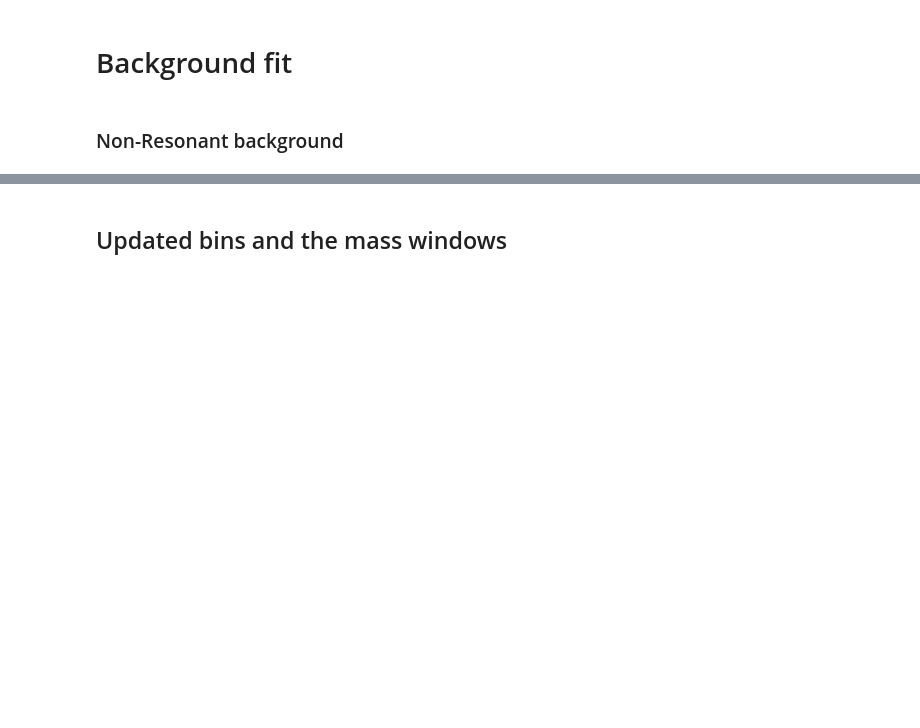
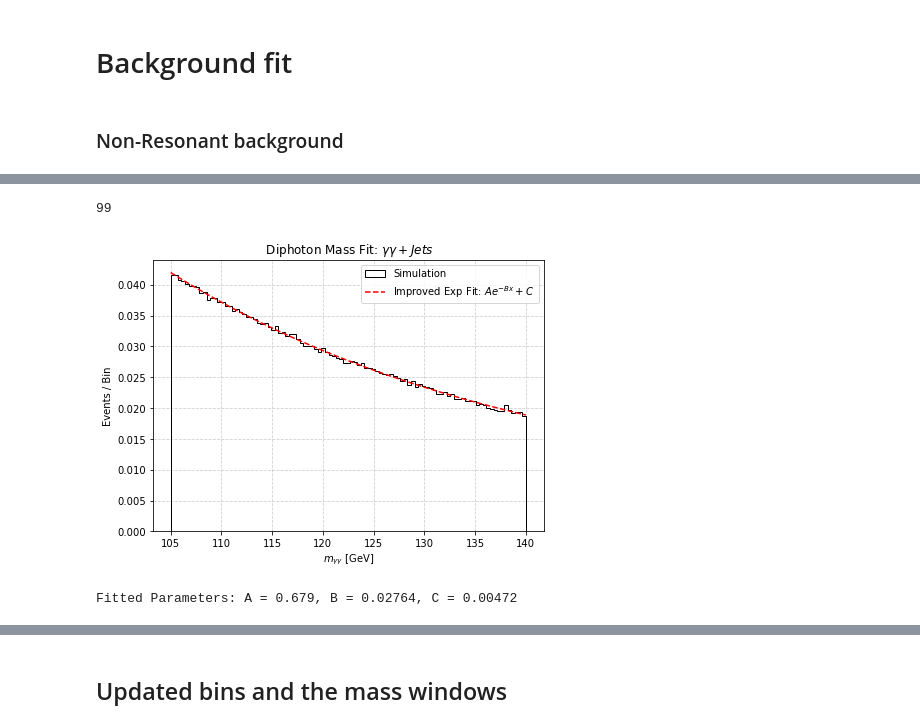
Before and after one commit to tiwariPC/hhbbgg_AwkwardAnalyzer, a Jupyter notebook: stats_study/notebook_signal_fitting/background_fit_non-resonant.ipynb, the cells around one changed output, grey strips where cells are left out. Cells and saved outputs as stored; diff of their text form; code cells hidden in the pictures; blank space fills up the shorter version.

```diff
--- a/stats_study/notebook_signal_fitting/background_fit_non-resonant.ipynb
+++ b/stats_study/notebook_signal_fitting/background_fit_non-resonant.ipynb
@@ -4,0 +28,19 @@
+# %%
+# Load DataFrames
+dfs = {}
+
+# Load lowX files
+for file, key in signal:
+    try:
+        with uproot.open(file) as f:
+            dfs[key] = f[key].arrays(keys, library="pd")
+    except Exception as e:
+        print(f"Error loading {file} with key {key}: {e}")
+# %%
+# Extracting the specific dataframe
+NMSSM_X400_Y125_preselection = dfs["/GGJets/preselection"]
+
+# Define each variable separately
+diphoton_mass = NMSSM_X400_Y125_preselection["diphoton_mass"]
+dibjet_mass = NMSSM_X400_Y125_preselection["dibjet_mass"]
+bbgg_mass = NMSSM_X400_Y125_preselection["bbgg_mass"]
@@ -4,0 +87,44 @@
+# %%
+len(bin_centers)
+# %% [output]
+99
+# %%
+import numpy as np
+import matplotlib.pyplot as plt
+from scipy.optimize import curve_fit
+
+# Define improved exponential function with an additional constant
+def exp_fit(x, A, B, C):
+    return A * np.exp(-B * x) + C
+
+# Define the fit range
+fit_mask = (bin_centers > 110) & (bin_centers < 135)  # Focus on mid-range
+
+# Perform fit using selected range
+params, covariance = curve_fit(exp_fit, bin_centers[fit_mask], hist[fit_mask], p0=[1, 0.01, 0])
+
+# Generate fitted curve
+x_fit = np.linspace(105, 140, 1000)
+y_fit = exp_fit(x_fit, *params)
+
+# Plot histogram and improved fit
+plt.figure(figsize=(7, 5))
+plt.hist(diphoton_mass, bins=bins, density=True, histtype="step", color="black", label="Simulation")
+plt.plot(x_fit, y_fit, color="red", linestyle="--", label=r"Improved Exp Fit: $A e^{-Bx} + C$")
+
+# Labels and formatting
+plt.xlabel(r"$m_{\gamma\gamma}$ [GeV]")
+plt.ylabel("Events / Bin")
+plt.legend()
+plt.title(" Diphoton Mass Fit: $\gamma\gamma+Jets$")
+plt.grid(True, linestyle="--", alpha=0.6)
+
+# Show the plot
+# plt.savefig("/afs/cern.ch/user/s/sraj/sraj/www/CUA/HH-bbgg/stat_study/background_diphoton/fitting_GJet40.pdf")
+# plt.savefig("/afs/cern.ch/user/s/sraj/sraj/www/CUA/HH-bbgg/stat_study/background_diphoton/fitting_GJet40.png")
+plt.show()
+# Print improved fit parameters
+print(f"Fitted Parameters: A = {params[0]:.3f}, B = {params[1]:.5f}, C = {params[2]:.5f}")
+# %% [output]
+[figure, added]
+Fitted Parameters: A = 0.679, B = 0.02764, C = 0.00472
```
Also changed, not shown: parts of 39 cells of this notebook, 5 other files.
